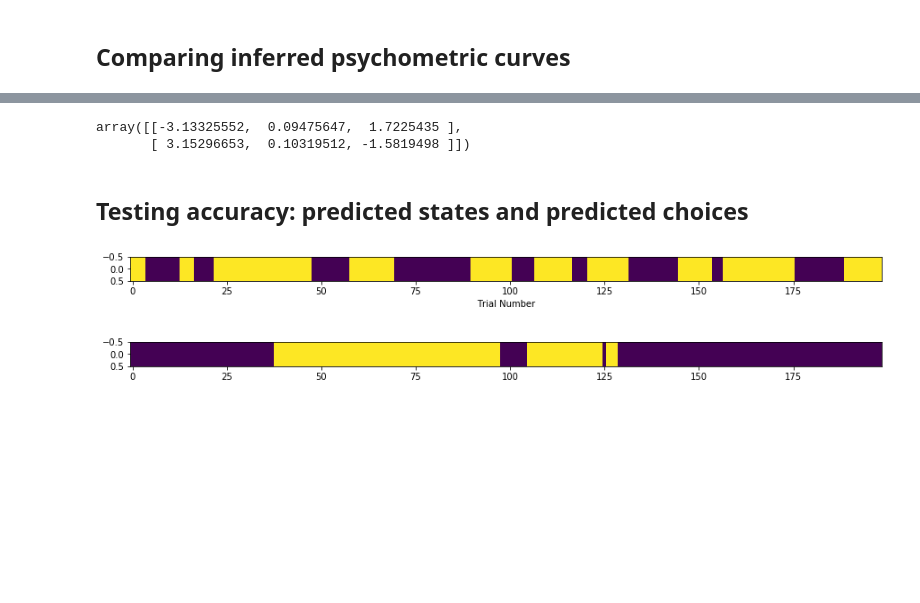
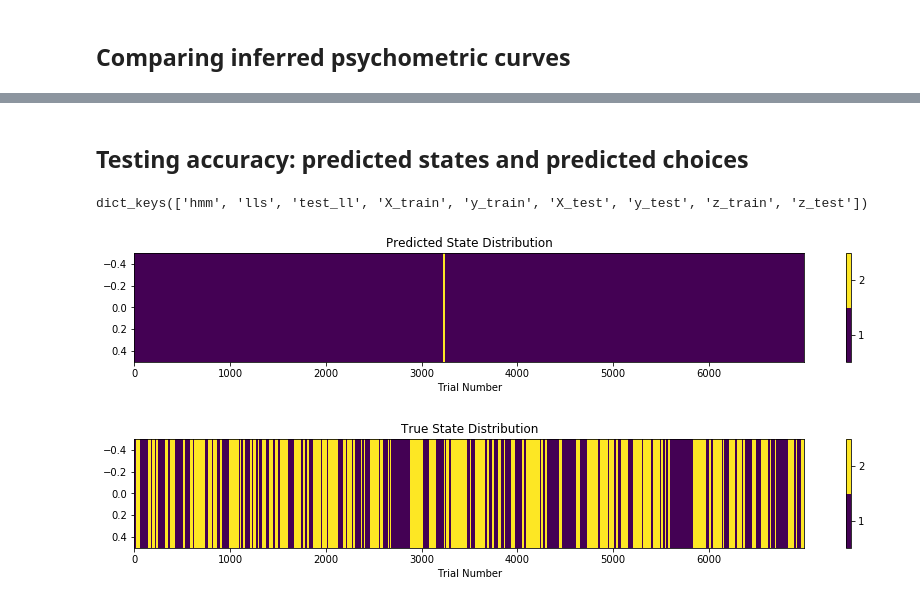
Before and after one commit to chingf/glm-hmm, a Jupyter notebook: 2019-11-13-glmhmm-syntheticdata.ipynb, the cells around one changed output, grey strips where cells are left out. Saved outputs shown, nothing was run; the diff lists cells and outputs as text; code cells hidden in the pictures; blank space fills up the shorter version.

```diff
--- a/2019-11-13-glmhmm-syntheticdata.ipynb
+++ b/2019-11-13-glmhmm-syntheticdata.ipynb
@@ -92,13 +144,22 @@ sns.lineplot(
 # Collect log likelihoods
 test_lls = []
 dsizes = []
+pred_scores = []
 for dsize in results_dsize.keys():
+    p_weight = find_best_p_weight(results_dsize[dsize])
     results = results_dsize[dsize][p_weight]
     for result in results:
         test_lls.append(result['test_ll'])
         dsizes.append(dsize)
+        hmm = result['hmm']
+        X_test = result['X_test']
+        y_test = result['y_test']
+        pred_choices = predict(hmm, X_test, y_test)
+        true_choices = y_test.flatten()[1:]
+        pred_score = np.sum(pred_choices == true_choices)/true_choices.size
+        pred_scores.append(pred_score)
 df = pd.DataFrame({
-    'dsizes': dsizes, 'test_lls': test_lls
+    'dsizes': dsizes, 'test_lls': test_lls, 'pred_scores': pred_scores
     })
 # %%
 # Plot Log-Likes as a function of datasize
@@ -117,5 +187,5 @@ dict_keys([100, 200, 400, 600, 800, 1000, 1200, 1500, 2000, 2500, 3000, 4000, 45
 # %%
-results = results_dsize[1500][p_weight]
+results = results_dsize[4500][p_weight]
 results_test_lls = [r['test_ll'] for r in results]
 hmm = results[np.argmax(results_test_lls)]['hmm']
 # %%
@@ -129,7 +201,2 @@ plot_psychometric_coefs(hmm.observations.coef[0])
-# %%
-hmm.observations.coef
-# %% [output]
-array([[-3.13325552,  0.09475647,  1.7225435 ],
-       [ 3.15296653,  0.10319512, -1.5819498 ]])
 # %% [markdown]
 ## Testing accuracy: predicted states and predicted choices
@@ -145,25 +203,44 @@ sim_y_test = sim_y_test[1:]
+# %%
+result.keys()
+# %% [output]
+dict_keys(['hmm', 'lls', 'test_ll', 'X_train', 'y_train', 'X_test', 'y_test', 'z_train', 'z_test'])
+# %%
+# Load test data
+X_train = result['X_train']
+y_train = result['y_train']
+z_train = result['z_train']
+X_test = result['X_test']
+y_test = result['y_test']
+z_test = result['z_test']
 # %%
 predicted = hmm.most_likely_states(
-    sim_y_test, input=sim_X_test
-    )
-expected = sim_states_test[1:]
+    y_train, input=X_train
+    ) + 1
+expected = z_train[1:] + 1
 # %%
-plt.figure(figsize=(15,0.5))
+plt.figure(figsize=(15,2))
 plt.imshow(
     predicted.reshape((1,-1)),
     aspect="auto")
 plt.xlabel("Trial Number")
+plt.title("Predicted State Distribution")
+K = 2
+plt.colorbar(boundaries=np.arange(K+1)+0.5, ticks=np.arange(K)+1)
 plt.show()
 # %% [output]
-[figure, old version]
+[figure, new version]
 # %%
-plt.figure(figsize=(15,0.5))
+plt.figure(figsize=(15,2))
 plt.imshow(
     expected.reshape((1,-1)),
     aspect="auto")
+K = 2
+plt.colorbar(boundaries=np.arange(K+1)+0.5, ticks=np.arange(K)+1)
+plt.xlabel("Trial Number")
+plt.title("True State Distribution")
 plt.show()
 # %% [output]
-[figure, old version]
+[figure, new version]
 # %%
 print("Proportion Identical")
 print(np.sum(predicted == expected)/predicted.size)
```
Also changed, not shown: parts of 18 cells of this notebook, 5 other files.
